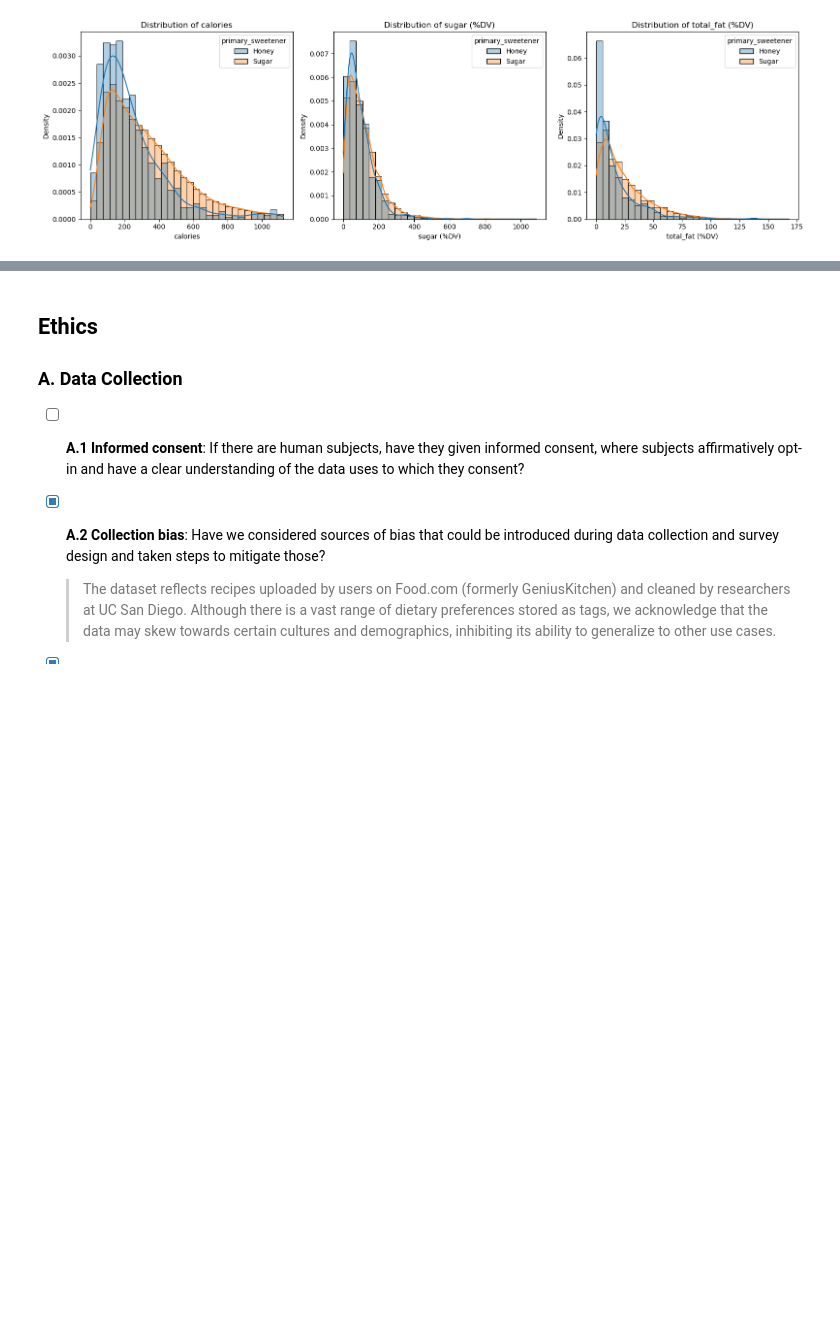
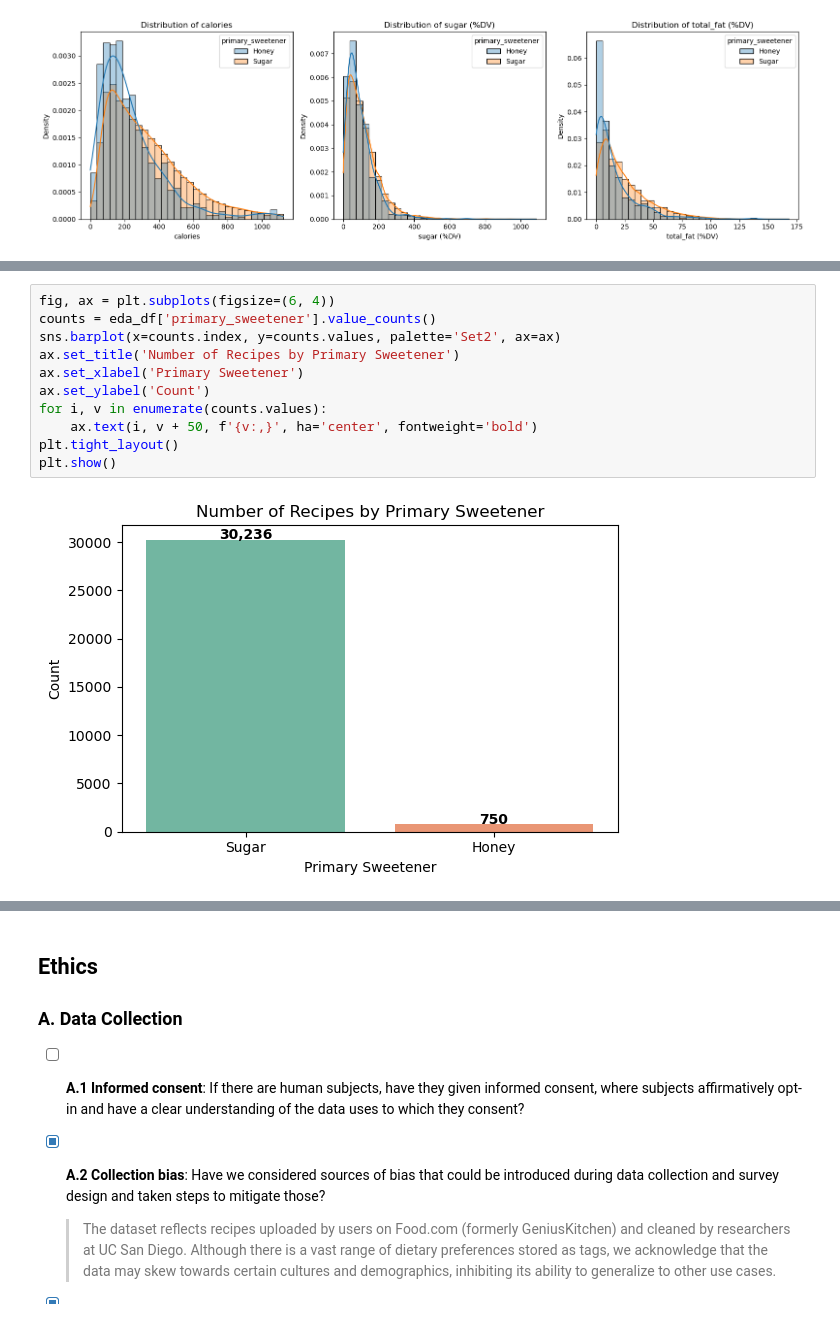
Before and after one commit to Doku98/Group047_WI26, a Jupyter notebook: 02-EDACheckpoint.ipynb, the cells around one changed output, grey strips where cells are left out. Saved outputs shown, nothing was run; the diff lists cells and outputs as text; blank space fills up the shorter version.

```diff
--- a/02-EDACheckpoint.ipynb
+++ b/02-EDACheckpoint.ipynb
@@ -585,0 +592,13 @@ Some more words and stuff.  Remember notebooks work best if you interleave the c
+# %%
+fig, ax = plt.subplots(figsize=(6, 4))
+counts = eda_df['primary_sweetener'].value_counts()
+sns.barplot(x=counts.index, y=counts.values, palette='Set2', ax=ax)
+ax.set_title('Number of Recipes by Primary Sweetener')
+ax.set_xlabel('Primary Sweetener')
+ax.set_ylabel('Count')
+for i, v in enumerate(counts.values):
+    ax.text(i, v + 50, f'{v:,}', ha='center', fontweight='bold')
+plt.tight_layout()
+plt.show()
+# %% [output]
+[figure, added]
```
Also changed, not shown: parts of 15 cells of this notebook.
